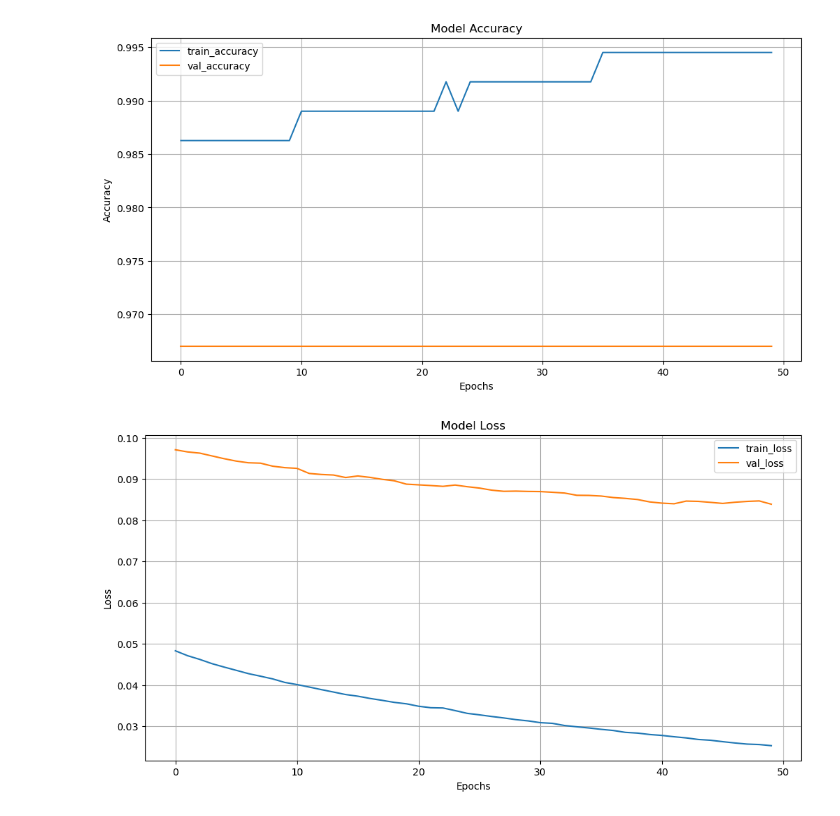
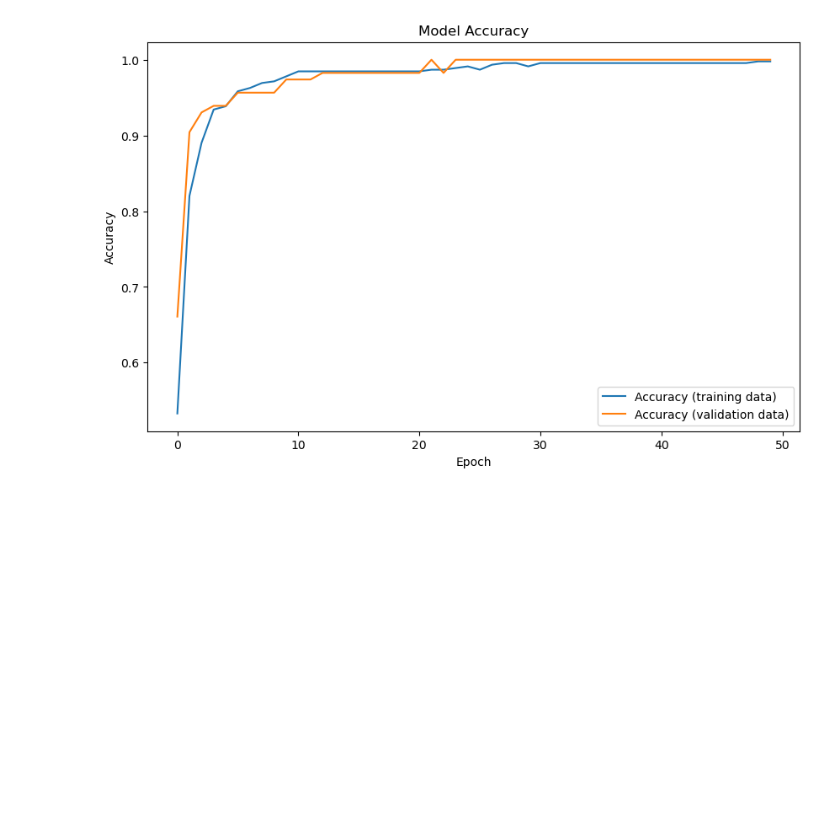
Before and after one commit to charvijain12/AI4BCancer, a Jupyter notebook: Models with PCA/ANN/ANN.ipynb, the cells around one changed output. Saved outputs shown, nothing was run; the diff lists cells and outputs as text; code cells hidden in the pictures; blank space fills up the shorter version.

```diff
--- a/Models with PCA/ANN/ANN.ipynb
+++ b/Models with PCA/ANN/ANN.ipynb
@@ -191,30 +112,12 @@ plt.show()
-# %%
-# Train the model
-history = model.fit(X_train_pca, y_train, epochs=50, batch_size=32, validation_split=0.2, verbose=0)
-
-# Plot learning curves
-def plot_learning_curves(history):
-    plt.figure(figsize=(12, 6))
-    plt.plot(history.history['accuracy'], label='train_accuracy')
-    plt.plot(history.history['val_accuracy'], label='val_accuracy')
-    plt.title('Model Accuracy')
-    plt.xlabel('Epochs')
-    plt.ylabel('Accuracy')
-    plt.legend()
-    plt.grid(True)
-    plt.show()
-
-    plt.figure(figsize=(12, 6))
-    plt.plot(history.history['loss'], label='train_loss')
-    plt.plot(history.history['val_loss'], label='val_loss')
-    plt.title('Model Loss')
-    plt.xlabel('Epochs')
-    plt.ylabel('Loss')
-    plt.legend()
-    plt.grid(True)
-    plt.show()
-
-plot_learning_curves(history)
-# %% [output]
-[figure, removed]
-[figure, removed]
+# %%
+# Plot training history
+plt.figure(figsize=(10, 6))
+plt.plot(history.history['accuracy'], label='Accuracy (training data)')
+plt.plot(history.history['val_accuracy'], label='Accuracy (validation data)')
+plt.title('Model Accuracy')
+plt.ylabel('Accuracy')
+plt.xlabel('Epoch')
+plt.legend(loc="lower right")
+plt.show()
+# %% [output]
+[figure, added]
```
Also changed, not shown: parts of 20 cells of this notebook, 13 other files.
